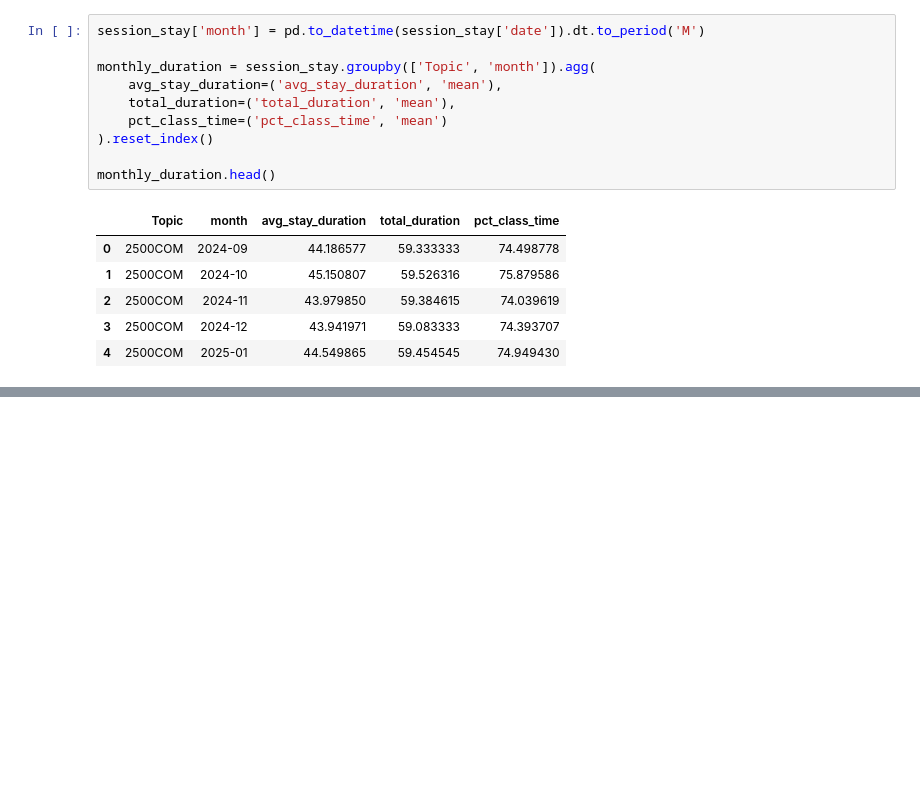
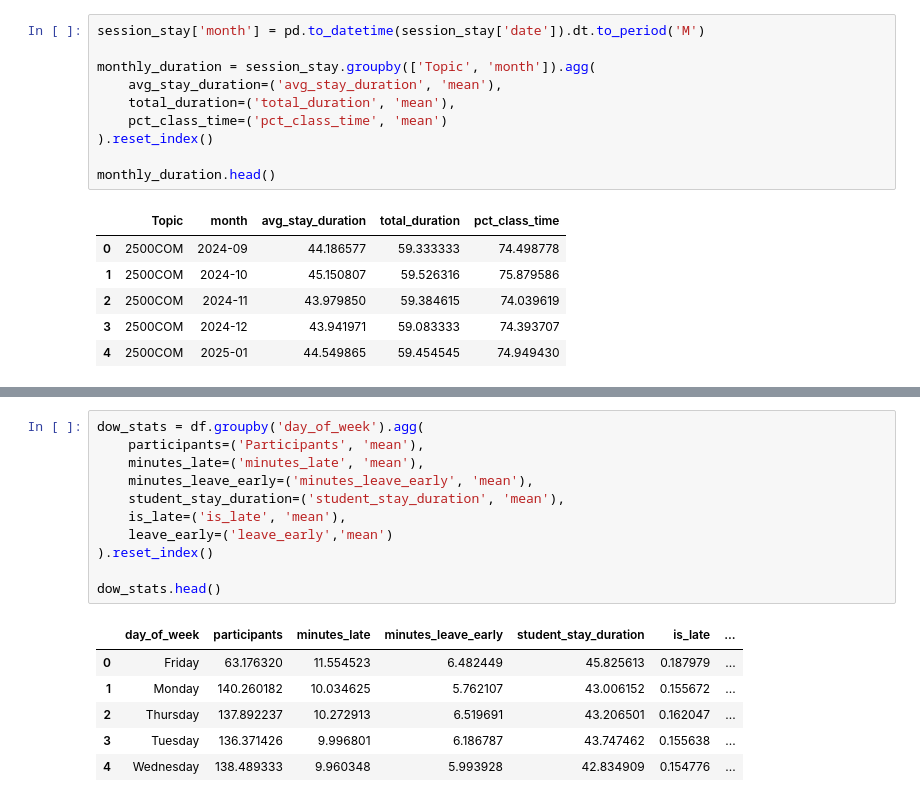
Before and after one commit to tthvan/Customer-Retention-Analysis, a Jupyter notebook: cleanin.ipynb, the cells around one changed output, grey strips where cells are left out. Saved outputs shown, nothing was run; the diff lists cells and outputs as text; blank space fills up the shorter version.

```diff
--- a/cleanin.ipynb
+++ b/cleanin.ipynb
@@ -1098,0 +1017,18 @@ part_curve(df, class_id='2507SCI', date='2024-10-01')
+# %%
+dow_stats = df.groupby('day_of_week').agg(
+    participants=('Participants', 'mean'),
+    minutes_late=('minutes_late', 'mean'),
+    minutes_leave_early=('minutes_leave_early', 'mean'),
+    student_stay_duration=('student_stay_duration', 'mean'),
+    is_late=('is_late', 'mean'),
+    leave_early=('leave_early','mean')
+).reset_index()
+
+dow_stats.head()
+# %% [output]
+|  | day_of_week | participants | minutes_late | minutes_leave_early | student_stay_duration | is_late | ... |
+| 0 | Friday | 63.176320 | 11.554523 | 6.482449 | 45.825613 | 0.187979 | ... |
+| 1 | Monday | 140.260182 | 10.034625 | 5.762107 | 43.006152 | 0.155672 | ... |
+| 2 | Thursday | 137.892237 | 10.272913 | 6.519691 | 43.206501 | 0.162047 | ... |
+| 3 | Tuesday | 136.371426 | 9.996801 | 6.186787 | 43.747462 | 0.155638 | ... |
+| 4 | Wednesday | 138.489333 | 9.960348 | 5.993928 | 42.834909 | 0.154776 | ... |
```
Also changed, not shown: parts of 12 cells of this notebook.
